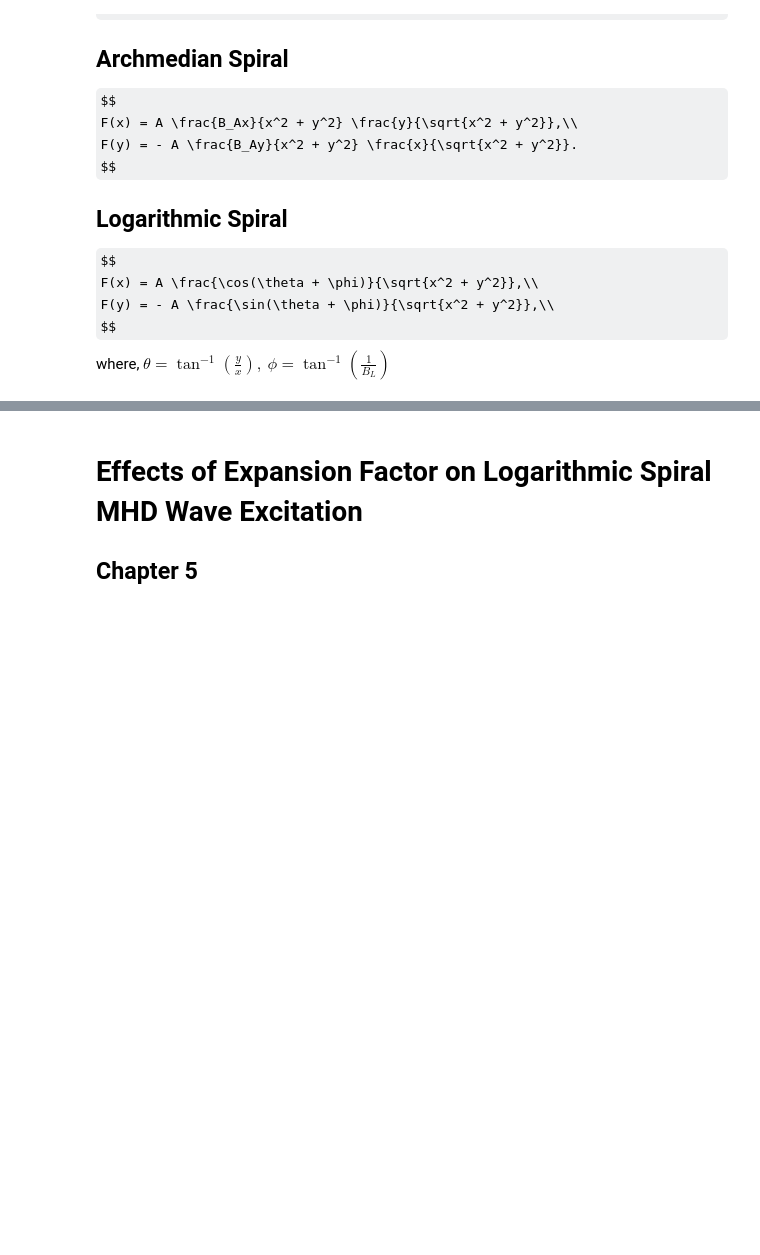
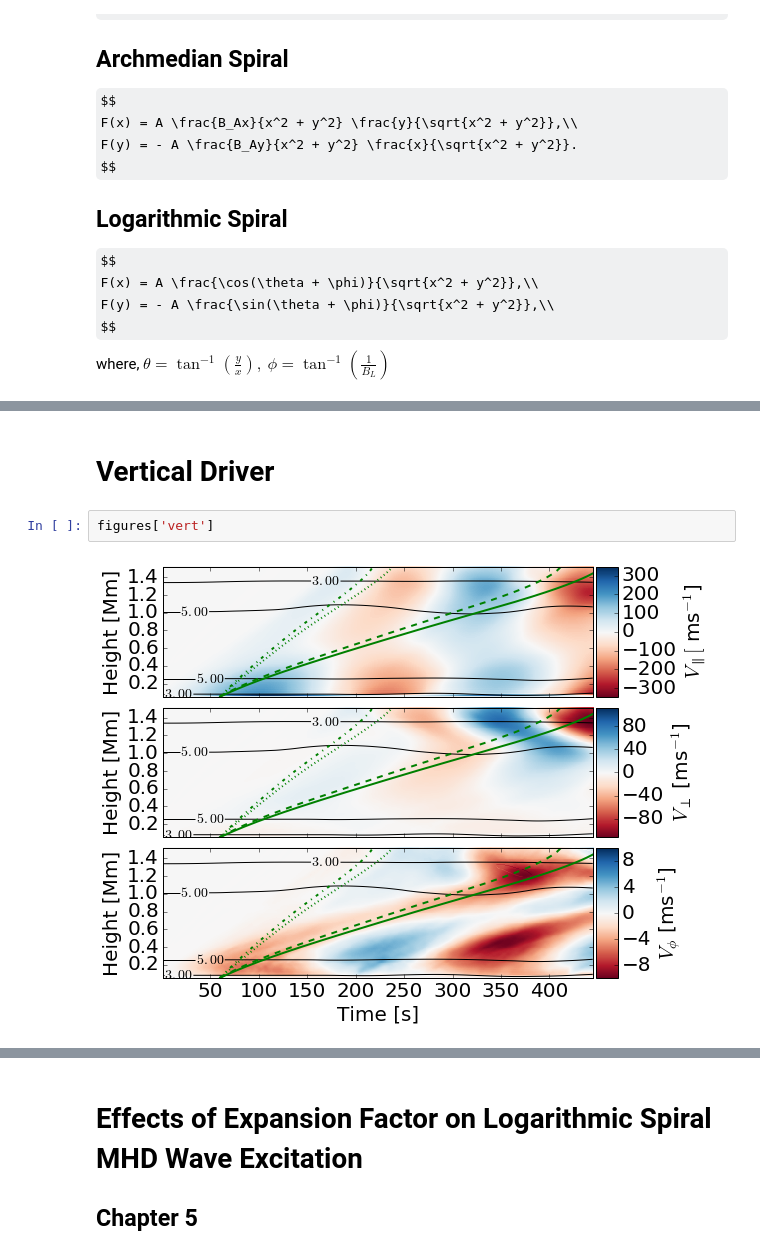
Before and after one commit to Cadair/VivaTalk, a Jupyter notebook: Viva.ipynb, the cells around one changed output, grey strips where cells are left out. Cells and saved outputs as stored; diff of their text form; some formulas as TeX source; blank space fills up the shorter version.

```diff
--- a/Viva.ipynb
+++ b/Viva.ipynb
@@ -750,0 +810,6 @@ plt.tight_layout()
+# %% [markdown]
+# Vertical Driver
+# %%
+figures['vert']
+# %% [output]
+[figure, added]
```
Also changed, not shown: parts of 17 cells of this notebook.
